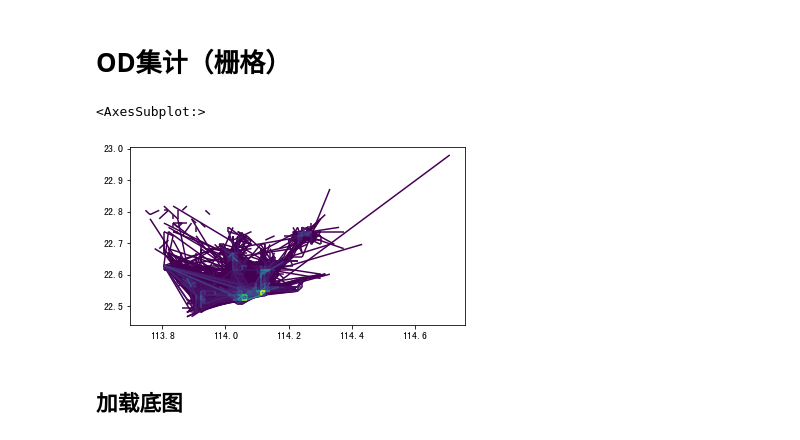
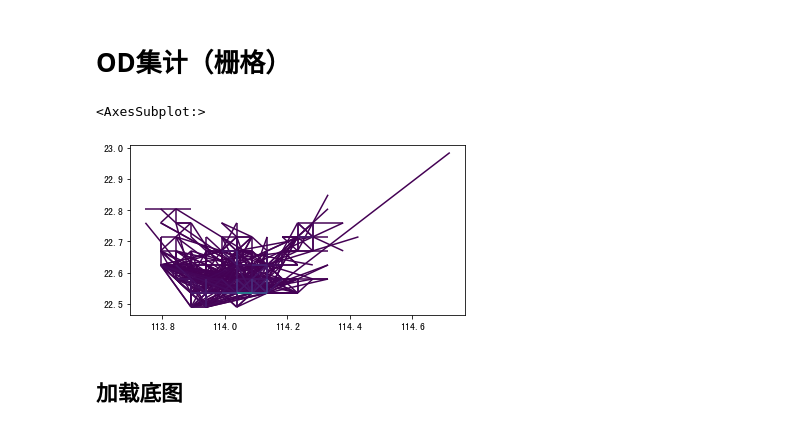
Before and after one commit to ni1o1/transbigdata, a Jupyter notebook: example/example-od.ipynb, the cells around one changed output. Cells and saved outputs as stored; diff of their text form; code cells hidden in the pictures.

```diff
--- a/example/example-od.ipynb
+++ b/example/example-od.ipynb
@@ -21,14 +51,14 @@ oddata = transbigdata.taxigps_to_od(data,col = ['VehicleNum','time','slon','slat
 # %%
 #定义研究范围
 bounds = [113.6,22.4,114.8,22.9]
 #获取栅格化参数
-params = transbigdata.grid_params(bounds = bounds,accuracy = 1500)
+params = transbigdata.grid_params(bounds = bounds,accuracy = 5000)
 #栅格化OD并集计
 od_gdf = transbigdata.odagg_grid(oddata,params)
 od_gdf.plot(column = 'count')
 # %% [output]
 <AxesSubplot:>
-[figure, old version]
+[figure, new version]
 # %% [markdown]
 ## 加载底图
 # %%
```
Also changed, not shown: parts of 4 cells of this notebook, 14 other files.
